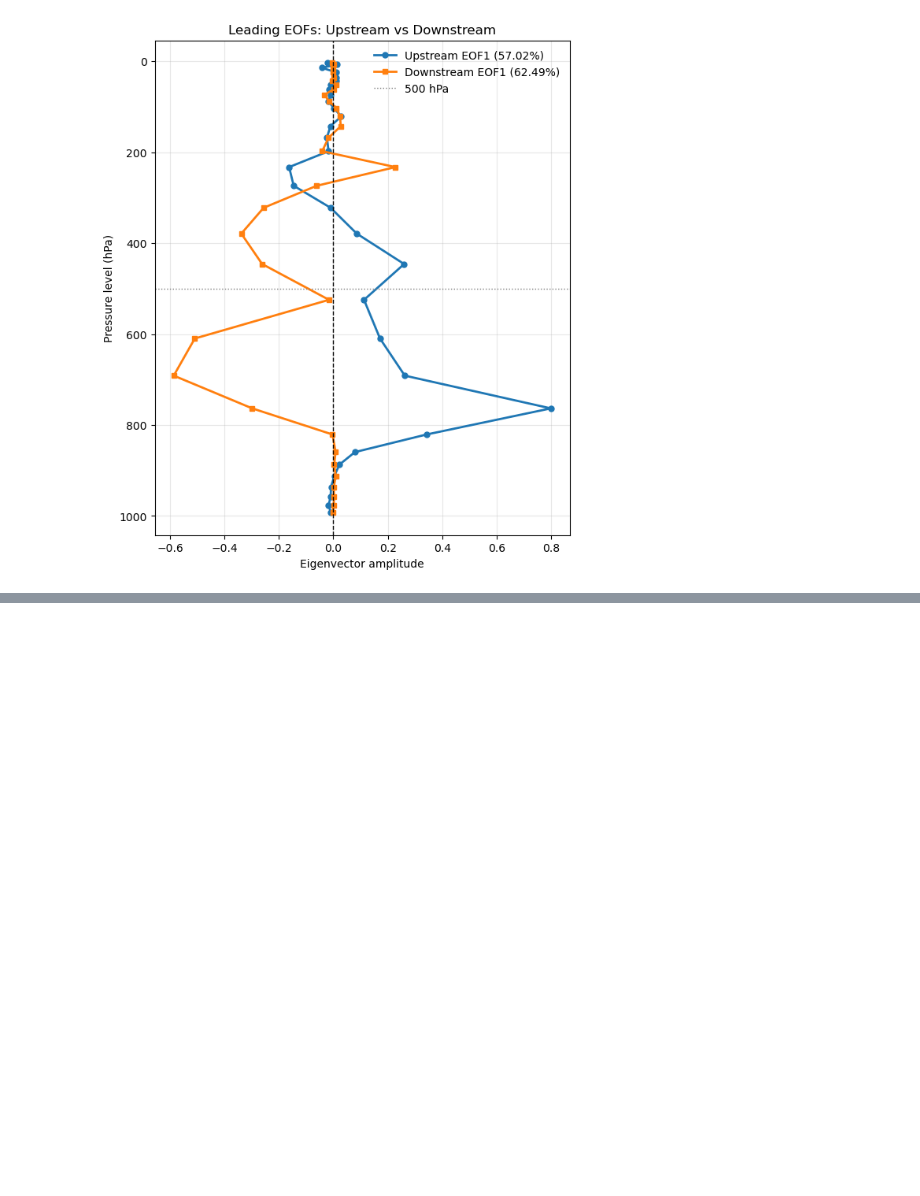
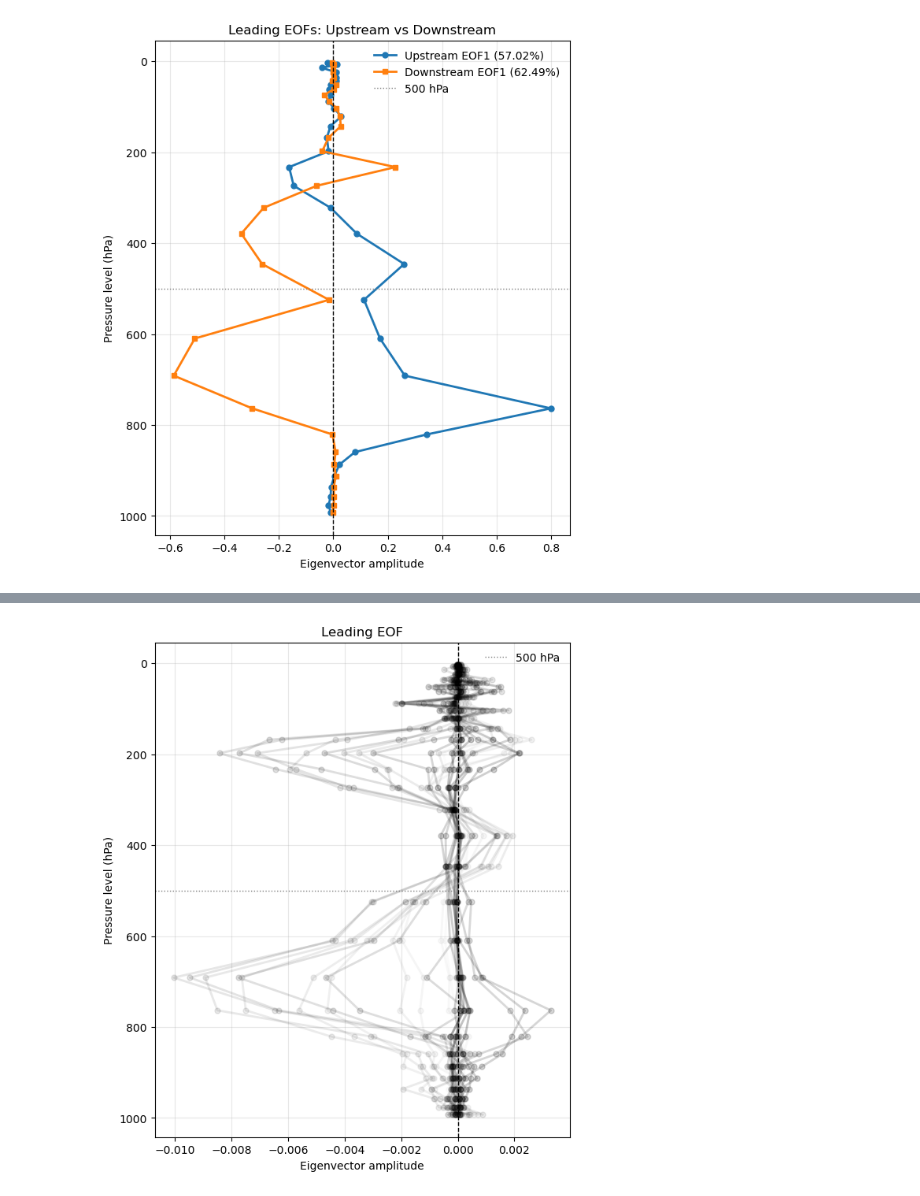
Before and after one commit to WillyChap/CUVACAR_xai, a Jupyter notebook: kjmayer/LookAtOutput.ipynb, the cells around one changed output, grey strips where cells are left out. Drawn from its saved outputs; the diff is of its cells as text; code cells hidden in the pictures; blank space fills up the shorter version.

```diff
--- a/kjmayer/LookAtOutput.ipynb
+++ b/kjmayer/LookAtOutput.ipynb
@@ -300,7 +326,17 @@ plt.show()
 # z_norm = input_tensor[-6]
 # %%
 dir_o = "/glade/derecho/scratch/kjmayer/CUVACAR_xai/IG/"
-files = sorted(glob.glob(dir_o+"*/tensor_steps24_parrallel_lev00020_lat00122_lon00144.npy"))[:30]
+lat_of_interest = 25 #N
+lon_of_interest = 60 #E
+
+lat_of_interest_near = DS["lat"].sel(lat=lat_of_interest, method='nearest')
+lon_of_interest_near = DS["lon"].sel(lon=lon_of_interest, method='nearest')
+ilat_of_interest = np.where(lat == lat_of_interest_near.values)[0][0]
+ilon_of_interest = np.where(lon == lon_of_interest_near.values)[0][0]
+ilat_of_interest_str = f"{ilat_of_interest:05}"
+ilon_of_interest_str = f"{ilon_of_interest:05}"
+
+files = sorted(glob.glob(dir_o+"*/tensor_steps24_parrallel_lev00020_lat"+ilat_of_interest_str+"_lon"+ilon_of_interest_str+".npy"))[:30]
 stackeddate = np.stack([np.load(f).squeeze() for f in files])
 
 meandate_IG = np.mean(stackeddate, axis=0)
@@ -627,0 +608,2 @@ plt.plot(pc_up)
+# %%
+eof1, pc1, eigvals = leading_eof1(X)
@@ -627,0 +696,45 @@ plt.plot(pc_up)
+# %%
+lev = DS["lev"].values
+
+# Plot both on the same axes
+fig, ax = plt.subplots(figsize=(6, 7), constrained_layout=True)
+alpha = 0.01
+for vlat in range(eigvec_reshape.shape[1])[:1]:
+    for vlon in range(eigvec_reshape.shape[2]):
+        ax.plot(
+            eigvec_reshape[:,vlat,vlon],
+            lev,
+            marker="o",
+            linewidth=2,
+            markersize=5,
+            color='k',
+            alpha=alpha
+            # label=f"EOF 1"
+        )
+        alpha += 0.01
+
+ax.axvline(
+    x=0,
+    color="k",
+    linestyle="--",
+    linewidth=1
+)
+
+ax.axhline(
+    y=500,
+    color="gray",
+    linestyle=":",
+    linewidth=1,
+    label="500 hPa"
+)
+
+ax.invert_yaxis()
+ax.set_xlabel("Eigenvector amplitude")
+ax.set_ylabel("Pressure level (hPa)")
+ax.set_title("Leading EOF")
+ax.grid(True, alpha=0.3)
+ax.legend(frameon=False)
+
+plt.show()
+# %% [output]
+[figure, added]
```
Also changed, not shown: parts of 14 cells of this notebook, 3 other files.
